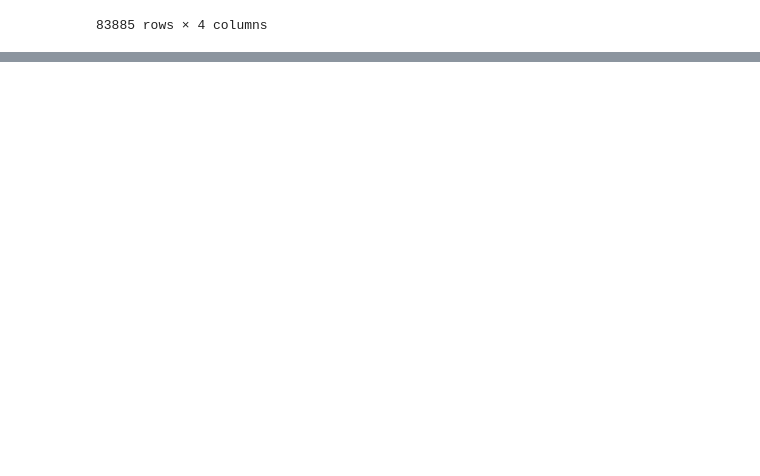
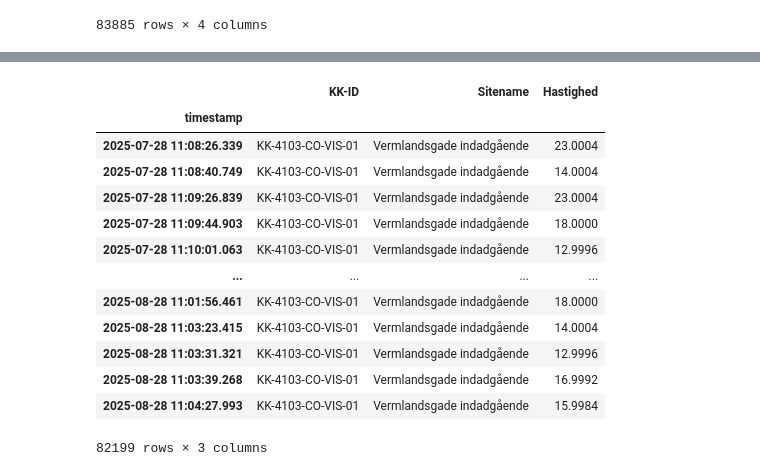
Before and after one commit to JeppeBondeBakkensen/Cykelhastighder, a Jupyter notebook: cykelhastigheder.ipynb, the cells around one changed output, grey strips where cells are left out. Drawn from its saved outputs; the diff is of its cells as text; code cells hidden in the pictures; blank space fills up the shorter version.

```diff
--- a/cykelhastigheder.ipynb
+++ b/cykelhastigheder.ipynb
@@ -55,0 +138,19 @@ print("hello")
+# %%
+cykelhastighed = cykelhastighed[(cykelhastighed["Hastighed"] >= 5) & (cykelhastighed["Hastighed"] <= 31)]
+
+display(cykelhastighed)
+# %% [output]
+|  | KK-ID | Sitename | Hastighed |
+| timestamp |  |  |  |
+| 2025-07-28 11:08:26.339 | KK-4103-CO-VIS-01 | Vermlandsgade indadgående | 23.0004 |
+| 2025-07-28 11:08:40.749 | KK-4103-CO-VIS-01 | Vermlandsgade indadgående | 14.0004 |
+| 2025-07-28 11:09:26.839 | KK-4103-CO-VIS-01 | Vermlandsgade indadgående | 23.0004 |
+| 2025-07-28 11:09:44.903 | KK-4103-CO-VIS-01 | Vermlandsgade indadgående | 18.0000 |
+| 2025-07-28 11:10:01.063 | KK-4103-CO-VIS-01 | Vermlandsgade indadgående | 12.9996 |
+| ... | ... | ... | ... |
+| 2025-08-28 11:01:56.461 | KK-4103-CO-VIS-01 | Vermlandsgade indadgående | 18.0000 |
+| 2025-08-28 11:03:23.415 | KK-4103-CO-VIS-01 | Vermlandsgade indadgående | 14.0004 |
+| 2025-08-28 11:03:31.321 | KK-4103-CO-VIS-01 | Vermlandsgade indadgående | 12.9996 |
+| 2025-08-28 11:03:39.268 | KK-4103-CO-VIS-01 | Vermlandsgade indadgående | 16.9992 |
+| 2025-08-28 11:04:27.993 | KK-4103-CO-VIS-01 | Vermlandsgade indadgående | 15.9984 |
+82199 rows × 3 columns
```
Also changed, not shown: parts of 17 cells of this notebook, 4 other files.
